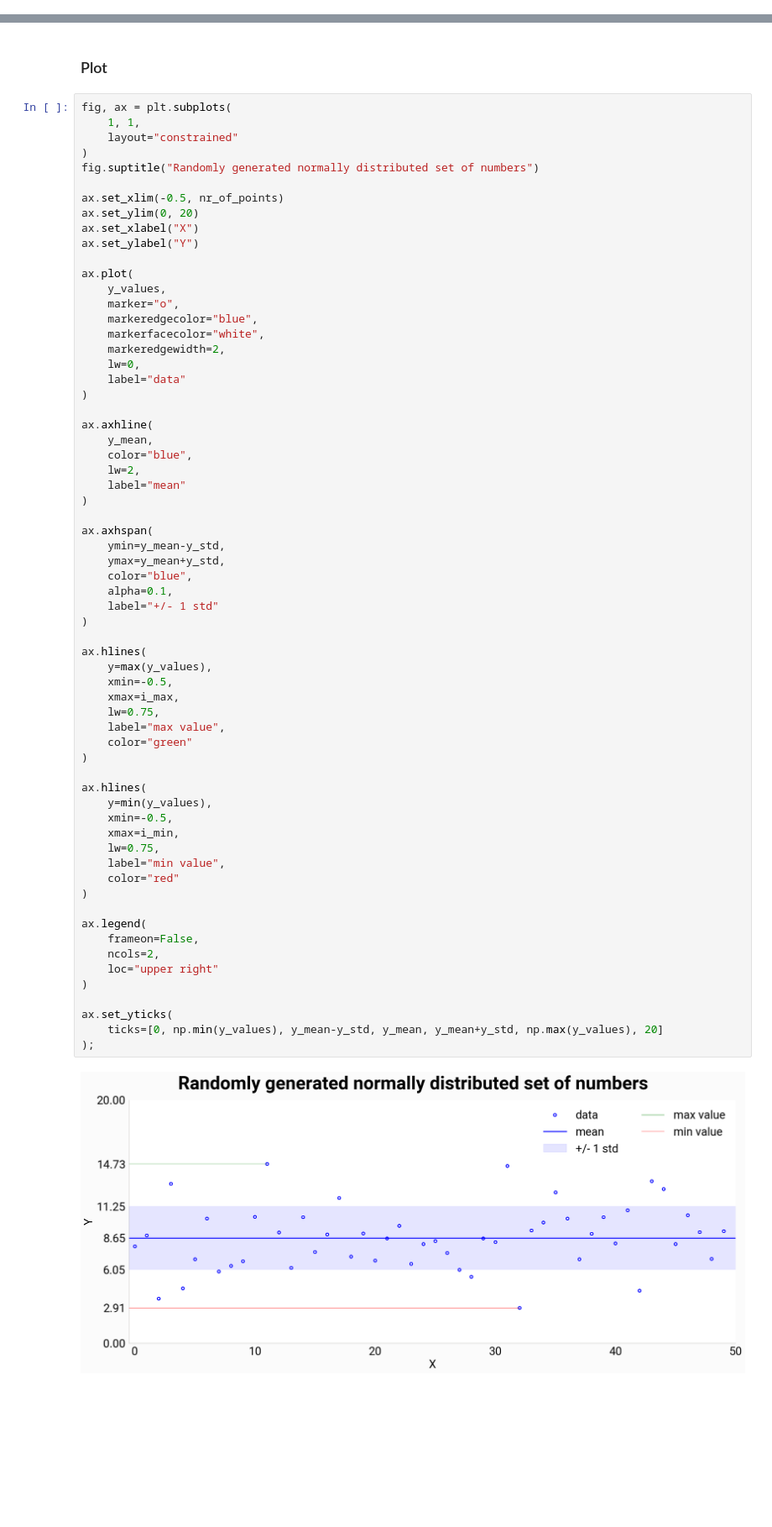
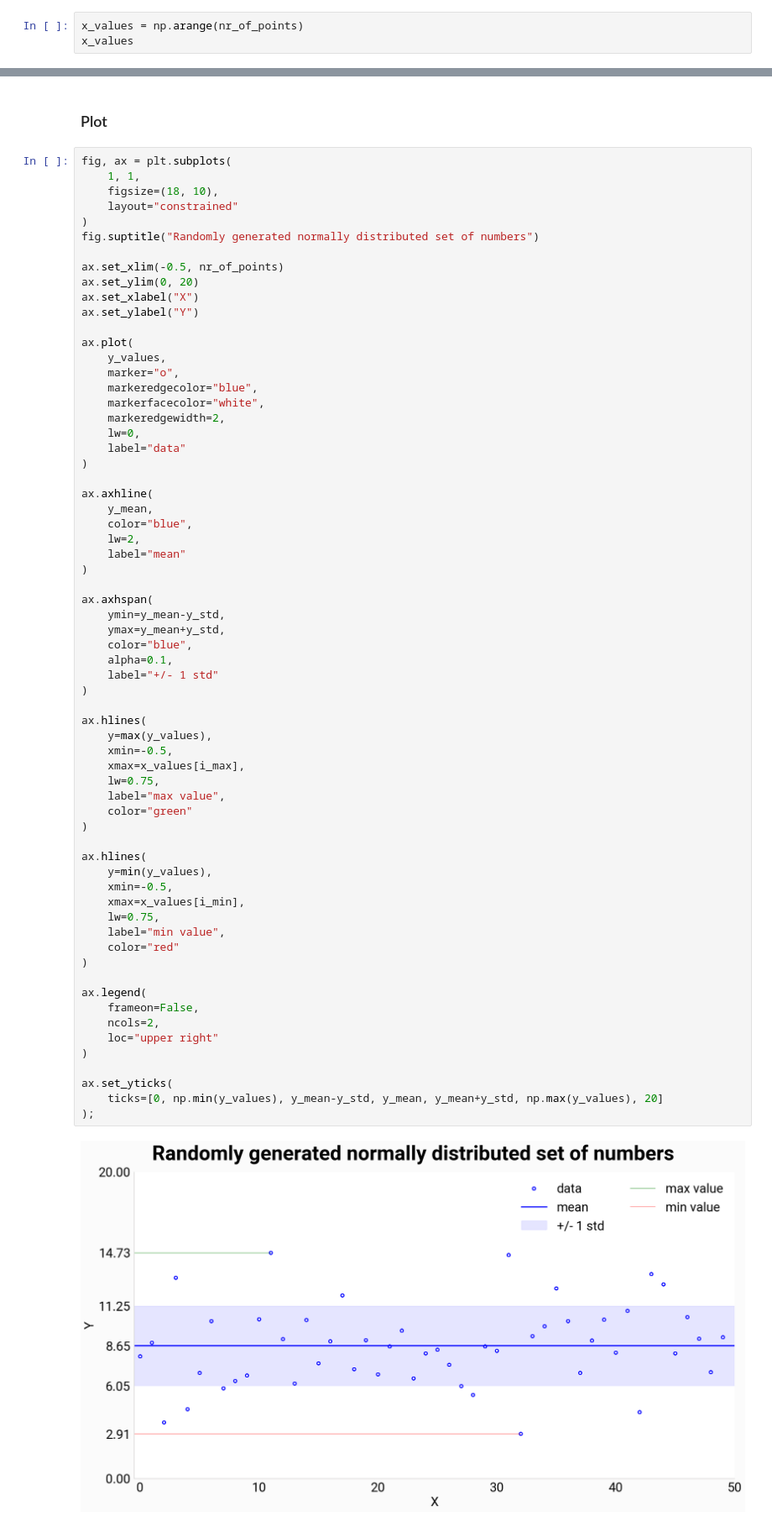
Before and after one commit to pawjast/medium, a Jupyter notebook: code/24_lines_in_matplotlib.ipynb, the cells around one changed output, grey strips where cells are left out. Shown at 84% size. Drawn from its saved outputs; the diff is of its cells as text; blank space fills up the shorter version.

```diff
--- a/code/24_lines_in_matplotlib.ipynb
+++ b/code/24_lines_in_matplotlib.ipynb
@@ -498,3 +498,6 @@ array([ 7.95810538,  8.85933293,  3.65950976, 13.10067702,  4.51641104,
        12.39908466, 10.25464302,  6.88946574,  9.0000244 , 10.35588143,
         8.21622951, 10.92752935,  4.32977336, 13.32796166, 12.66919503,
         8.16080665, 10.52835195,  9.11992648,  6.92716178,  9.21927555])
+# %%
+x_values = np.arange(nr_of_points)
+x_values
@@ -511,6 +518,7 @@ i_min = np.argmin(y_values)
 # %%
 fig, ax = plt.subplots(
     1, 1,
+    figsize=(18, 10),
     layout="constrained"
 )
 fig.suptitle("Randomly generated normally distributed set of numbers")
@@ -544,33 +552,33 @@ ax.axhspan(
     alpha=0.1,
     label="+/- 1 std"
 )
 
 ax.hlines(
     y=max(y_values),
     xmin=-0.5,
-    xmax=i_max,
+    xmax=x_values[i_max],
     lw=0.75,
     label="max value",
     color="green"
 )
 
 ax.hlines(
     y=min(y_values),
     xmin=-0.5,
-    xmax=i_min,
+    xmax=x_values[i_min],
     lw=0.75,
     label="min value",
     color="red"
 )
 
 ax.legend(
     frameon=False,
     ncols=2,
     loc="upper right"
 )
 
 ax.set_yticks(
     ticks=[0, np.min(y_values), y_mean-y_std, y_mean, y_mean+y_std, np.max(y_values), 20]
 );
 # %% [output]
-[figure, old version]
+[figure, new version]
```
Also changed, not shown: parts of 1 cell of this notebook.
